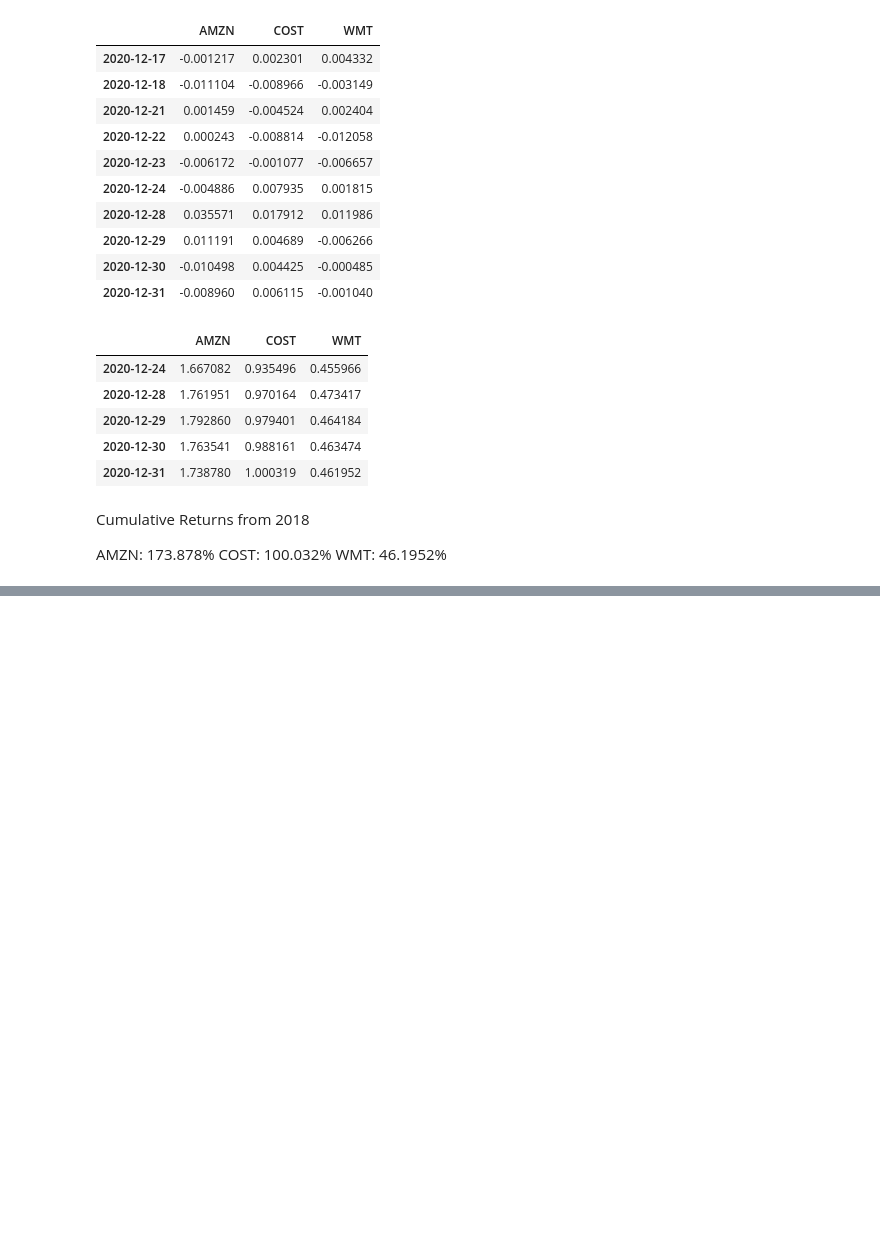
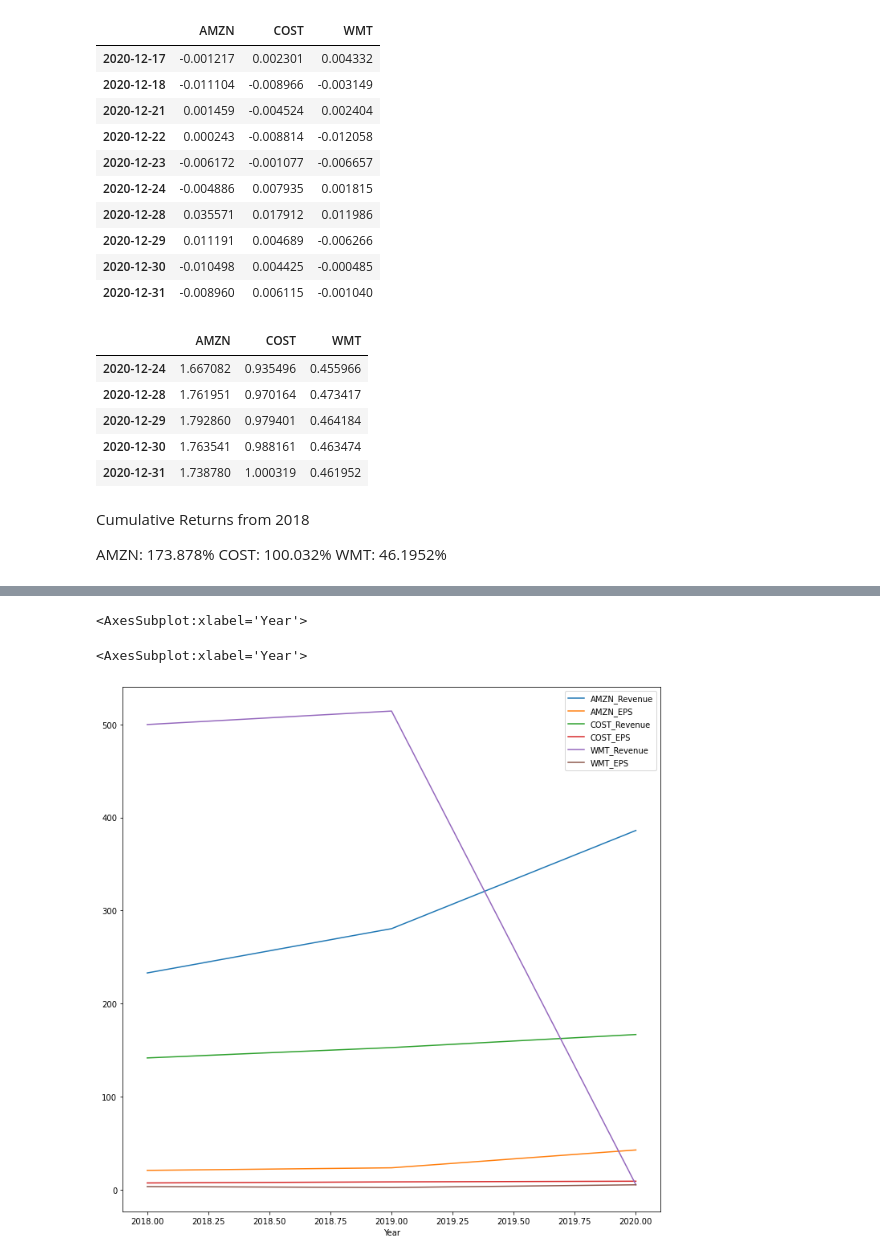
Before and after one commit to joebarry1252/Newly_Minted, a Jupyter notebook: notebooks/Joseph Barry Notebook/cumreturns_analysis.ipynb, the cells around one changed output, grey strips where cells are left out. Saved outputs shown, nothing was run; the diff lists cells and outputs as text; code cells hidden in the pictures; blank space fills up the shorter version.

```diff
--- a/notebooks/Joseph Barry Notebook/cumreturns_analysis.ipynb
+++ b/notebooks/Joseph Barry Notebook/cumreturns_analysis.ipynb
@@ -98,0 +517,2 @@ WMT: 46.1952%
+# %%
+amzn_earnings_df.set_index('Year', inplace=True)
@@ -98,0 +540,9 @@ WMT: 46.1952%
+# %%
+lines
+# %% [output]
+<AxesSubplot:xlabel='Year'>
+# %%
+amzn_earnings_df.plot.line(figsize=(12,12))
+# %% [output]
+<AxesSubplot:xlabel='Year'>
+[figure, added]
```
Also changed, not shown: parts of 53 cells of this notebook.
